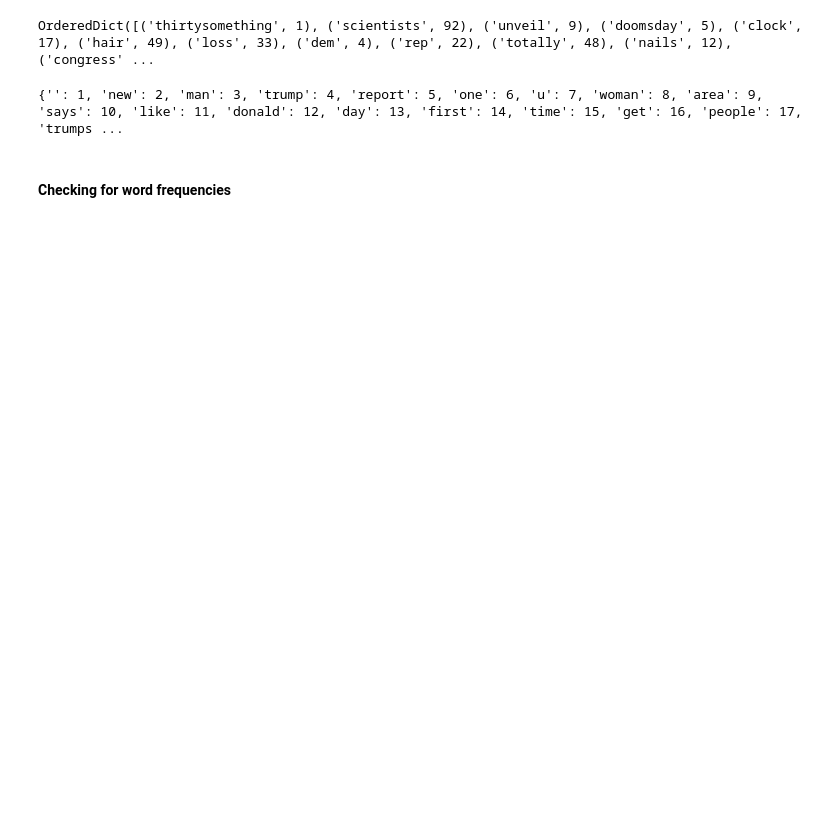
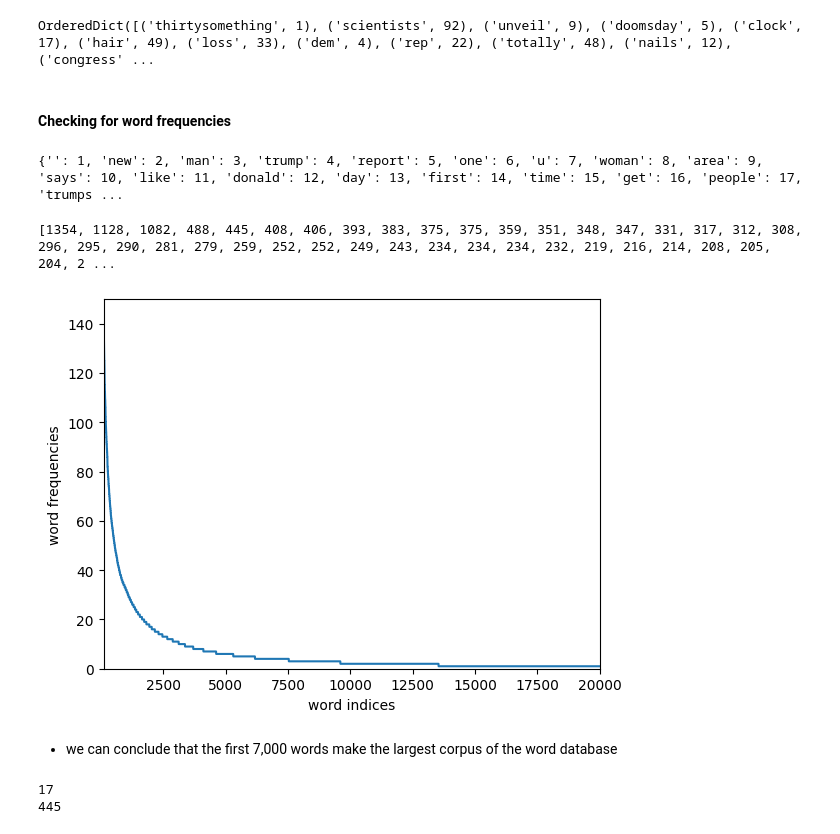
Before and after one commit to Danlof/Sentiment_Analysis, a Jupyter notebook: pretrainedGloVe.ipynb, the cells around one changed output. Saved outputs shown, nothing was run; the diff lists cells and outputs as text; code cells hidden in the pictures; blank space fills up the shorter version.

```diff
--- a/pretrainedGloVe.ipynb
+++ b/pretrainedGloVe.ipynb
@@ -216,14 +221,42 @@ wc = tokenizer.word_counts
 print(wc)
 # %% [output]
 OrderedDict([('thirtysomething', 1), ('scientists', 92), ('unveil', 9), ('doomsday', 5), ('clock', 17), ('hair', 49), ('loss', 33), ('dem', 4), ('rep', 22), ('totally', 48), ('nails', 12), ('congress' ...
-# %%
-import matplotlib.pyplot as plt
-from collections import OrderedDict
-
-newlist = (OrderedDict(sorted(wc.items(),key=lambda t:t[1],reverse=True)))
-print(word_index)
-print(newlist)
-# %% [output]
-{'': 1, 'new': 2, 'man': 3, 'trump': 4, 'report': 5, 'one': 6, 'u': 7, 'woman': 8, 'area': 9, 'says': 10, 'like': 11, 'donald': 12, 'day': 13, 'first': 14, 'time': 15, 'get': 16, 'people': 17, 'trumps ...
 # %% [markdown]
 #### Checking for word frequencies
+# %%
+# This shows the frequency of the words in the dataset
+import matplotlib.pyplot as plt
+from collections import OrderedDict
+
+newlist = (OrderedDict(sorted(wc.items(),key=lambda t:t[1],reverse=True)))
+print(word_index)
+print(newlist)
+# %% [output]
+{'': 1, 'new': 2, 'man': 3, 'trump': 4, 'report': 5, 'one': 6, 'u': 7, 'woman': 8, 'area': 9, 'says': 10, 'like': 11, 'donald': 12, 'day': 13, 'first': 14, 'time': 15, 'get': 16, 'people': 17, 'trumps ...
+# %%
+xh=[] # word indices
+yh=[] # word frequencies
+curr_x = 1
+for item in newlist:
+  xh.append(curr_x)
+  curr_x=curr_x+1
+  yh.append(newlist[item])
+
+print(yh)
+plt.plot(xh,yh)
+plt.axis([100,20000,0,150])
+plt.xlabel("word indices")
+plt.ylabel("word frequencies")
+plt.show()
+# %% [output]
+[1354, 1128, 1082, 488, 445, 408, 406, 393, 383, 375, 375, 359, 351, 348, 347, 331, 317, 312, 308, 296, 295, 290, 281, 279, 259, 252, 252, 249, 243, 234, 234, 234, 232, 219, 216, 214, 208, 205, 204, 2 ...
+[figure, added]
+# %% [markdown]
+- we can conclude that the first 7,000 words make the largest corpus of the word database
+# %%
+# printing the frequencies at different indices
+print(yh[2000])
+print(yh[4])
+# %% [output]
+17
+445
```
Also changed, not shown: parts of 12 cells of this notebook.
